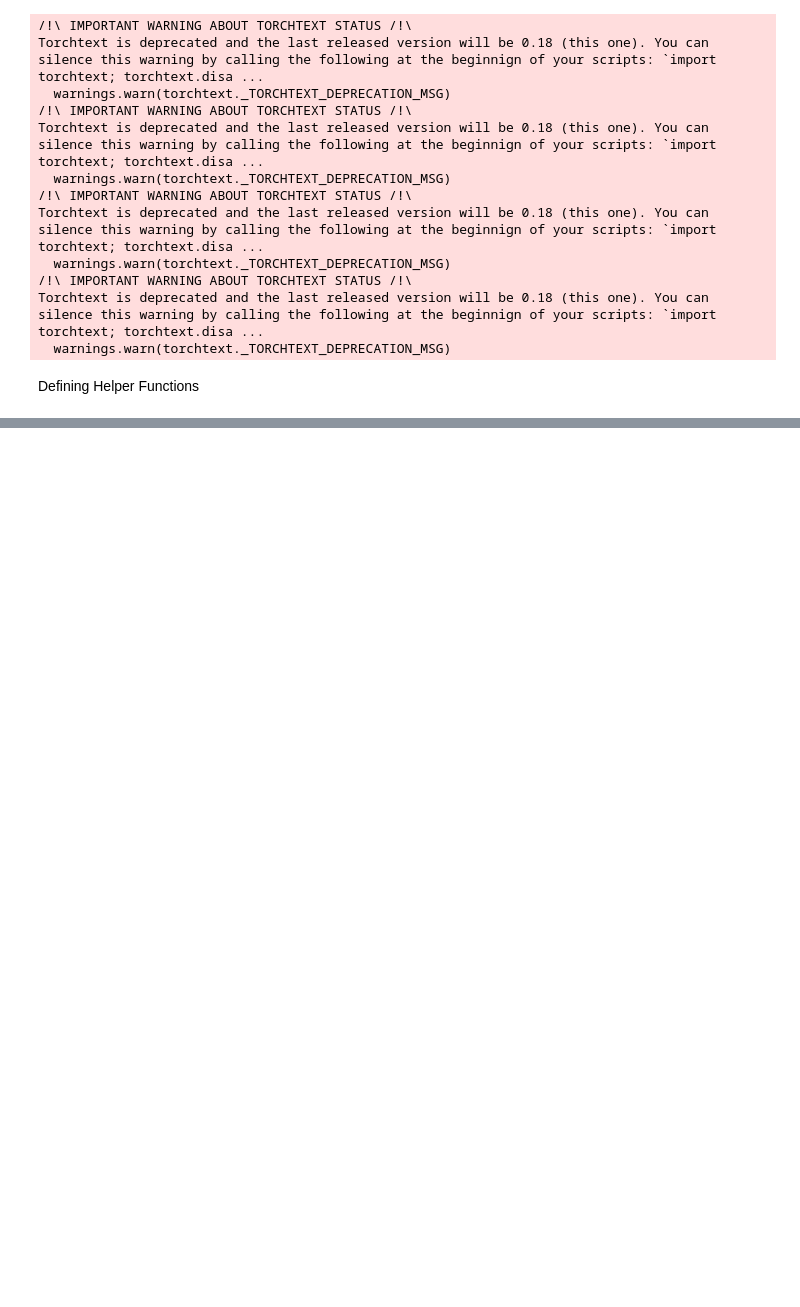
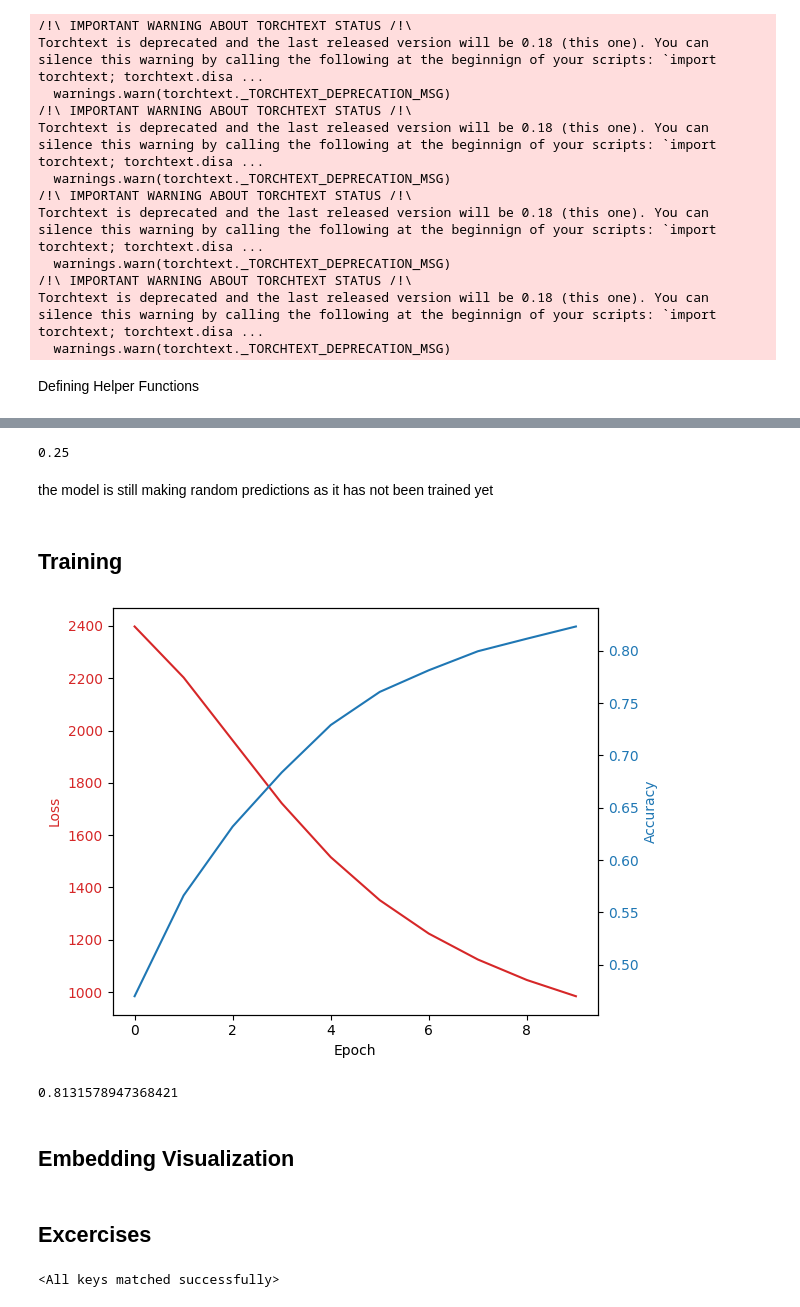
Before and after one commit to JacquesLeen/GENAI_IBM, a Jupyter notebook: 0202_Document_classification.ipynb, the cells around one changed output, grey strips where cells are left out. Drawn from its saved outputs; the diff is of its cells as text; code cells hidden in the pictures; blank space fills up the shorter version.

Commit message:
finished doc classification

```diff
--- a/0202_Document_classification.ipynb
+++ b/0202_Document_classification.ipynb
@@ -95,0 +226,3 @@ def plot(cost, acc):
+# %%
+model = TextClassificationModel(vocab_size, emsize, num_classes).to(device)
+model
@@ -95,0 +270,58 @@ def plot(cost, acc):
+# %%
+evaluate(test_dataloader)
+# %% [output]
+0.25
+# %% [markdown]
+the model is still making random predictions as it has not been trained yet
+# %% [markdown]
+## Training
+# %%
+#set learning rate
+LR = 0.1
+
+#set optimizer and loss function
+optimizer = torch.optim.SGD(model.parameters(), lr=LR)
+criterion = nn.CrossEntropyLoss()
+
+#the scheduler adjusts the learning rate during training after every epoch to improve convergence
+scheduler = torch.optim.lr_scheduler.StepLR(optimizer, 1.0, gamma=0.1)
+# %%
+EPOCHS = 10
+
+cumulative_loss_list = []
+acc_epoch = []
+acc_old = 0
+
+#tqdm measures the progreess of the training loop
+for epoch in tqdm(range(EPOCHS)):
+    model.train()
+    cumulative_loss = 0
+    for idx, (label, text, offsets) in enumerate(train_dataloader):
+        optimizer.zero_grad()
+        predicted_label = model(text, offsets)
+        loss = criterion(predicted_label, label)
+        loss.backward()
+        #gradient clipping to prevent exploding gradients
+        #it introduces a threshold value (0.1 in this case) and scales down the gradients if their norm exceeds this threshold.
+        torch.nn.utils.clip_grad_norm_(model.parameters(), 0.1)
+        optimizer.step()
+        cumulative_loss += loss.item()
+
+    cumulative_loss_list.append(cumulative_loss)
+    acc_val = evaluate(valid_dataloader)
+    acc_epoch.append(acc_val)
+
+    #if accuracy is improving, save the model
+    if acc_val > acc_old:
+        acc_old = acc_val
+        torch.save(model.state_dict(), 'best_model.pth')
+# %%
+plot(cumulative_loss_list, acc_epoch)
+# %% [output]
+[figure, added]
+# %%
+evaluate(test_dataloader)
+# %% [output]
+0.8131578947368421
+# %% [markdown]
+## Embedding Visualization
@@ -95,0 +367,8 @@ def plot(cost, acc):
+# %% [markdown]
+## Excercises
+# %%
+# load pre trained model
+
+model.load_state_dict(torch.load('best_model.pth'))
+# %% [output]
+<All keys matched successfully>
```
Also changed, not shown: parts of 29 cells of this notebook.
